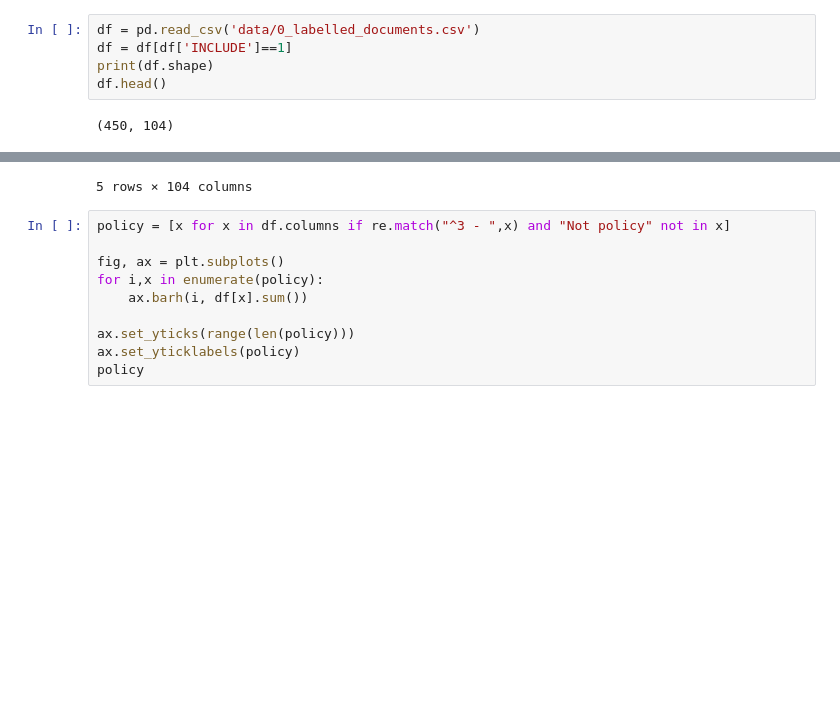
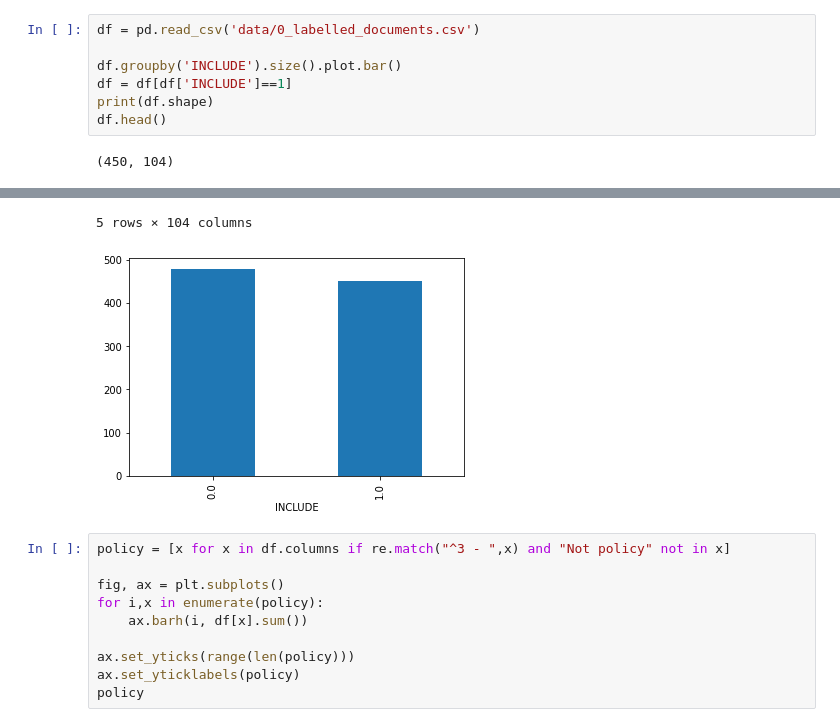
Before and after one commit to mcc-apsis/climate-policy-instruments, a Jupyter notebook: policy_count.ipynb, the cells around one changed output, grey strips where cells are left out. Cells and saved outputs as stored; diff of their text form; blank space fills up the shorter version.

```diff
--- a/policy_count.ipynb
+++ b/policy_count.ipynb
@@ -5,17 +27,20 @@ import re
 # %%
 df = pd.read_csv('data/0_labelled_documents.csv')
+
+df.groupby('INCLUDE').size().plot.bar()
 df = df[df['INCLUDE']==1]
 print(df.shape)
 df.head()
 # %% [output]
 (450, 104)
 |  | id | title | content | 0 - relevant | 10 - 3. Quantitative | 10 - 4. Qualitative | 11 - countries | ... |
 | 2 | 3556 | Will economic restructuring in Ch... | We calculate carbon dioxide (CO2)... | 1.0 | 1.0 | NaN | China | ... |
 | 5 | 4793 | An emerging equilibrium in the EU... | The European Union's Emissions Tr... | 1.0 | 1.0 | 0.0 | 0 | ... |
 | 10 | 17205 | A fuel surcharge policy for reduc... | This paper proposes a car pricing... | 1.0 | 1.0 | 0.0 | NaN | ... |
 | 11 | 17339 | Innovation and Climate Change Policy | This paper examines whether clima... | 1.0 | NaN | 0.0 | 0 | ... |
 | 13 | 20095 | Promoting the "Development divide... | Future climate change policy in d... | 1.0 | 0.0 | 0.0 | ThailandPhilippinesIndia | ... |
 5 rows × 104 columns
+[figure, added]
 # %%
 policy = [x for x in df.columns if re.match("^3 - ",x) and "Not policy" not in x]
 
```
Also changed, not shown: parts of 11 cells of this notebook, 2 other files.
